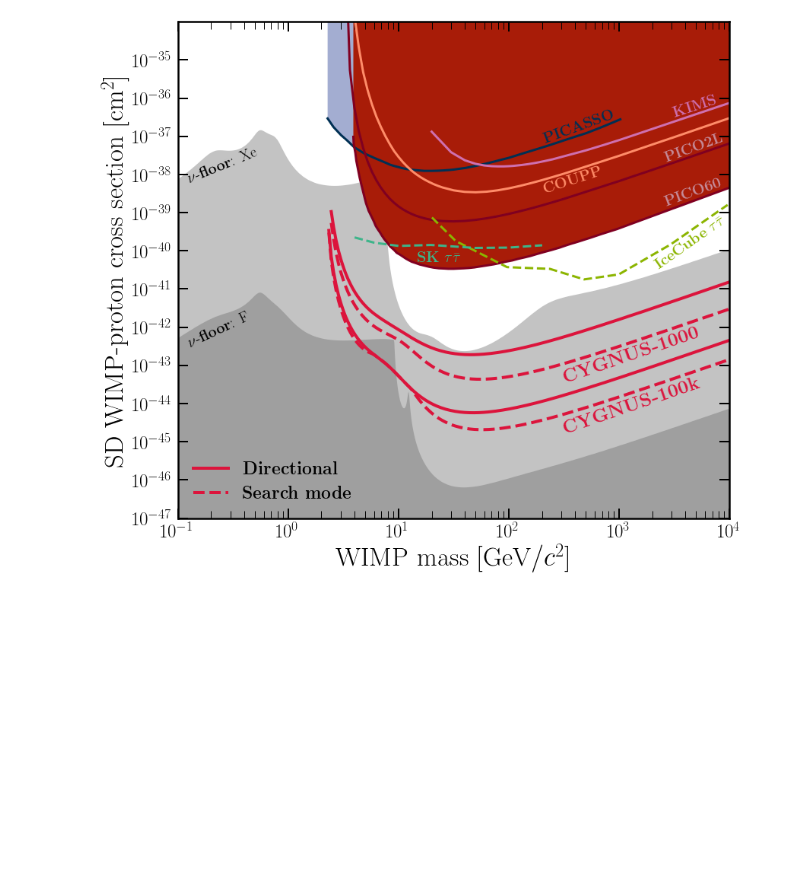
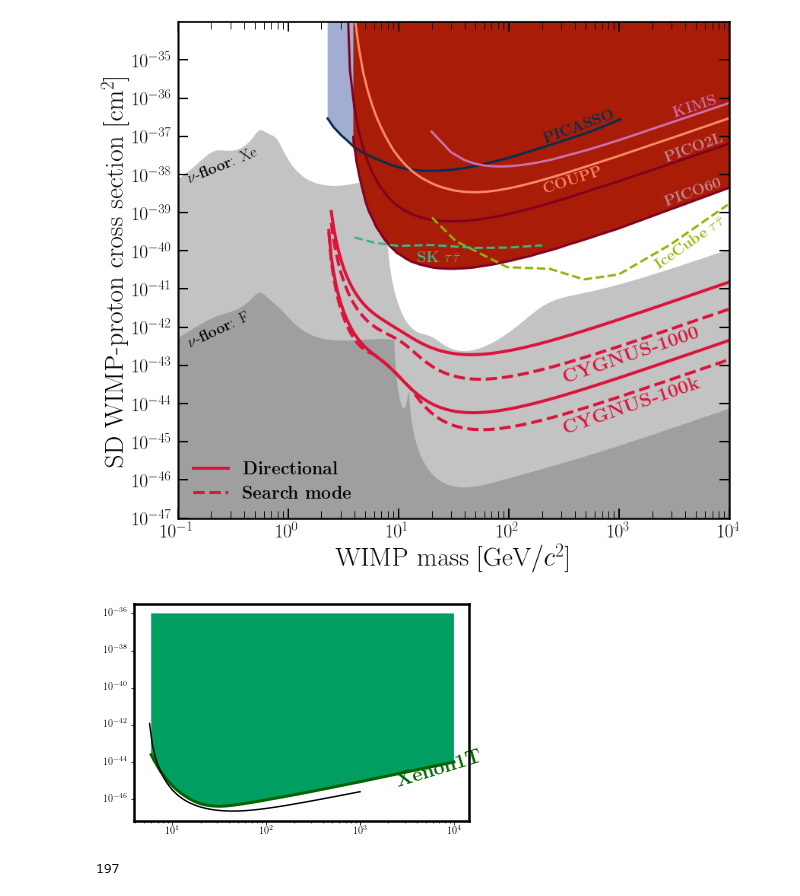
Before and after one commit to cajohare/CYGNUS, a Jupyter notebook: python/Plot_FullLimits.ipynb, the cells around one changed output. Cells and saved outputs as stored; diff of their text form; code cells hidden in the pictures; blank space fills up the shorter version.

```diff
--- a/python/Plot_FullLimits.ipynb
+++ b/python/Plot_FullLimits.ipynb
@@ -240,3 +240,40 @@ plt.show()
 fig.savefig('../plots/FullLimits-SD-predrift.pdf',bbox_inches='tight')
 # %% [output]
 [figure]
+# %%
+from Params import *
+from WIMPFuncs import *
+from LabFuncs import *
+
+XENON1T = loadtxt("../data/WIMPLimits/SI/XENON1T-2018.txt")
+plt.fill_between(XENON1T[:,0], XENON1T[:,1],edgecolor=None,y2=ymax,facecolor=[0.0, 0.62, 0.38])
+plt.plot(XENON1T[:,0], XENON1T[:,1],color="darkgreen",linewidth=3)
+plt.text(2300.0,1.0e-44,r"{\bf Xenon1T}",color="darkgreen",fontsize=20,rotation=17,zorder=2)
+
+
+ne = 200
+E_r = logspace(log10(3.0),log10(200.0),ne)
+t = JulianDay(9,12,2018,18.0)*ones(shape=ne)
+HaloModel = SHM
+Loc = Boulby
+Nuc = Xe131
+Exposure = 0.5
+
+n = 100
+m_vals = logspace(0.0,3.0,n)
+sigma_p = zeros(shape=n)
+for i in range(0,n):
+    DM = WIMP(m_vals[i],1.0)
+    R = Exposure*trapz(dRdE_wimp(E_r,t,DM,HaloModel,Nuc,Loc),E_r)
+    sigma_p[i] = 3.2/R
+plt.plot(m_vals,sigma_p,'k-')
+
+plt.xscale('log')
+plt.yscale('log')
+plt.show()
+# %% [output]
+[figure, added]
+# %%
+Nuc.MassNumber
+# %% [output]
+197
```
Also changed, not shown: parts of 1 cell of this notebook, 19 other files.
